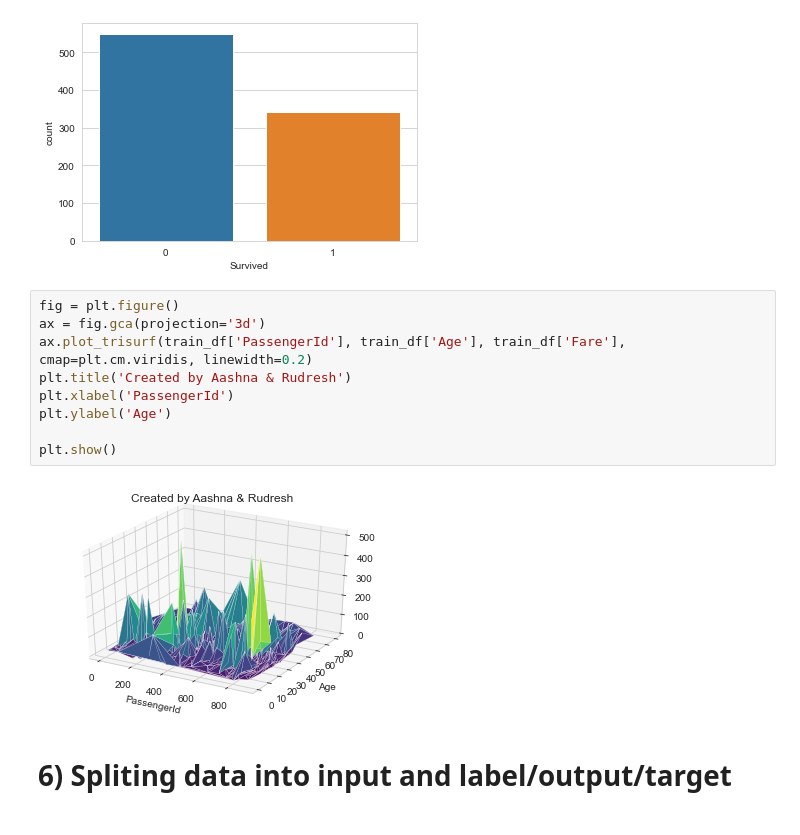
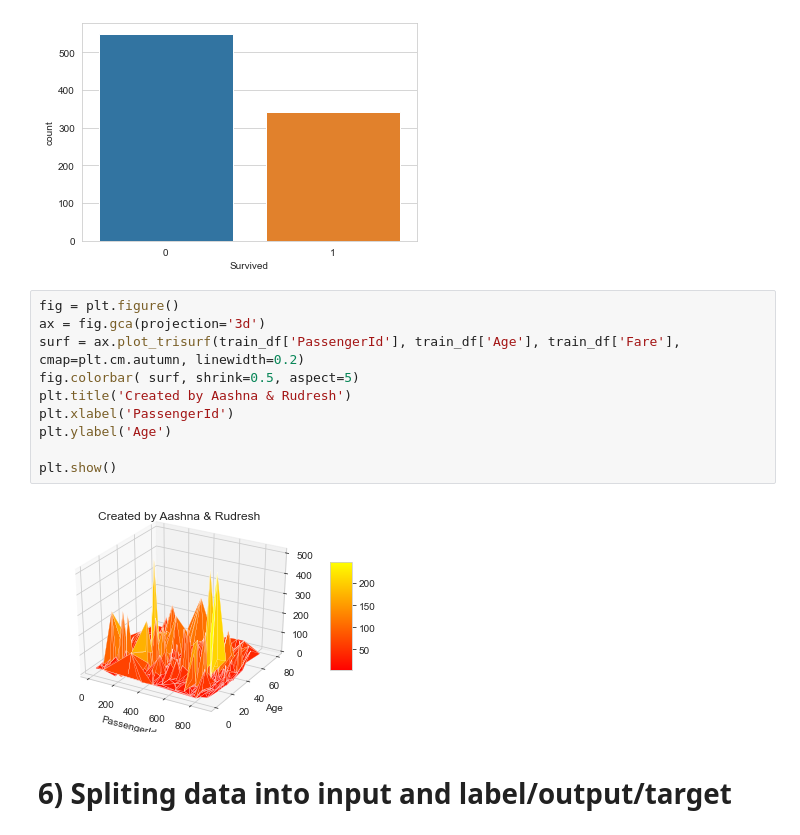
Before and after one commit to aashna2307/Logistic-Linear-Regression, a Jupyter notebook: logistic_analysis.ipynb, the cells around one changed output. Saved outputs shown, nothing was run; the diff lists cells and outputs as text.

```diff
--- a/logistic_analysis.ipynb
+++ b/logistic_analysis.ipynb
@@ -287,14 +287,15 @@ sns.countplot(x='Survived',data=train_df)
 # %%
 fig = plt.figure()
 ax = fig.gca(projection='3d')
-ax.plot_trisurf(train_df['PassengerId'], train_df['Age'], train_df['Fare'], cmap=plt.cm.viridis, linewidth=0.2)
+surf = ax.plot_trisurf(train_df['PassengerId'], train_df['Age'], train_df['Fare'], cmap=plt.cm.autumn, linewidth=0.2)
+fig.colorbar( surf, shrink=0.5, aspect=5)
 plt.title('Created by Aashna & Rudresh')
 plt.xlabel('PassengerId')
 plt.ylabel('Age')
 
 plt.show()
 # %% [output]
-[figure, old version]
+[figure, new version]
 # %% [markdown]
 # 6) Spliting data into input and label/output/target
 # %%
```
Also changed, not shown: parts of 5 cells of this notebook, 1 other file.
